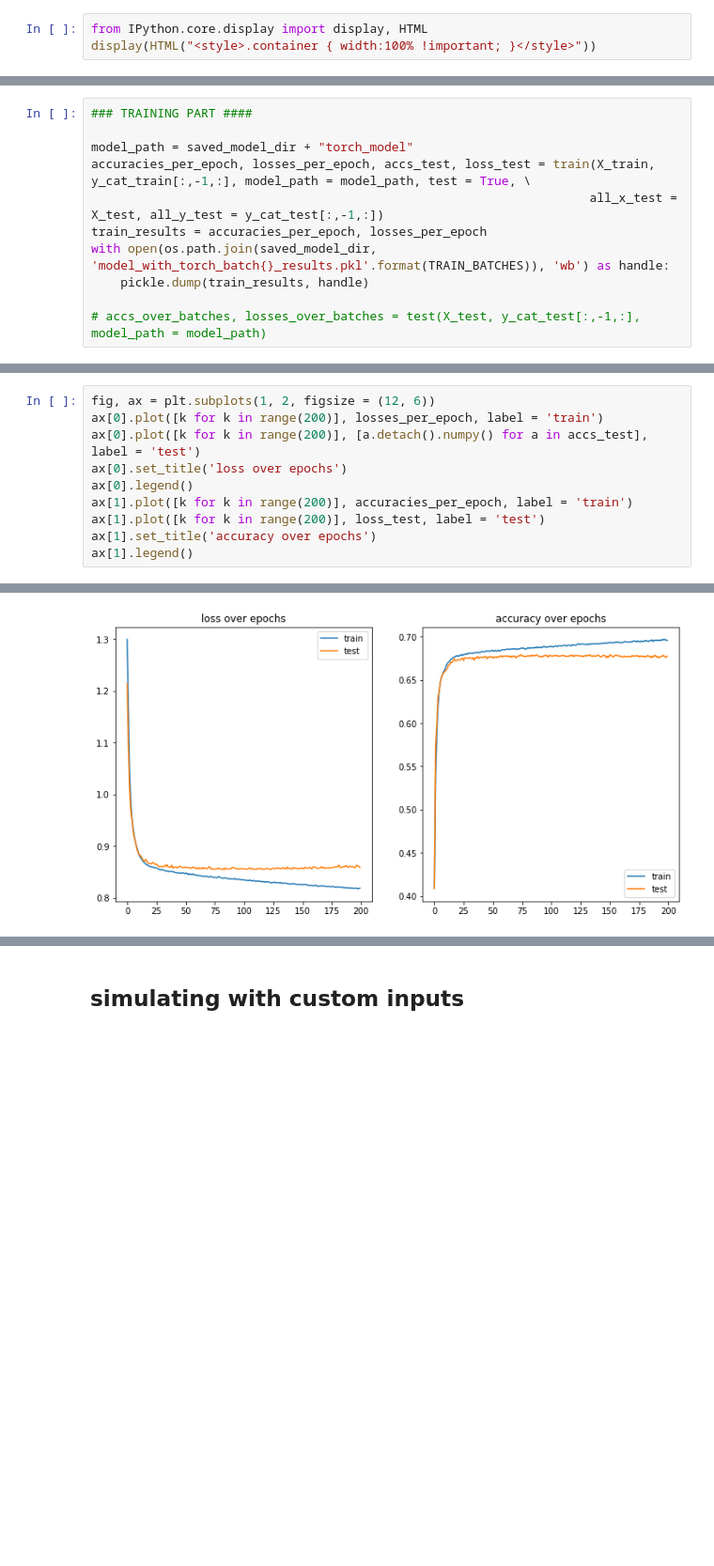
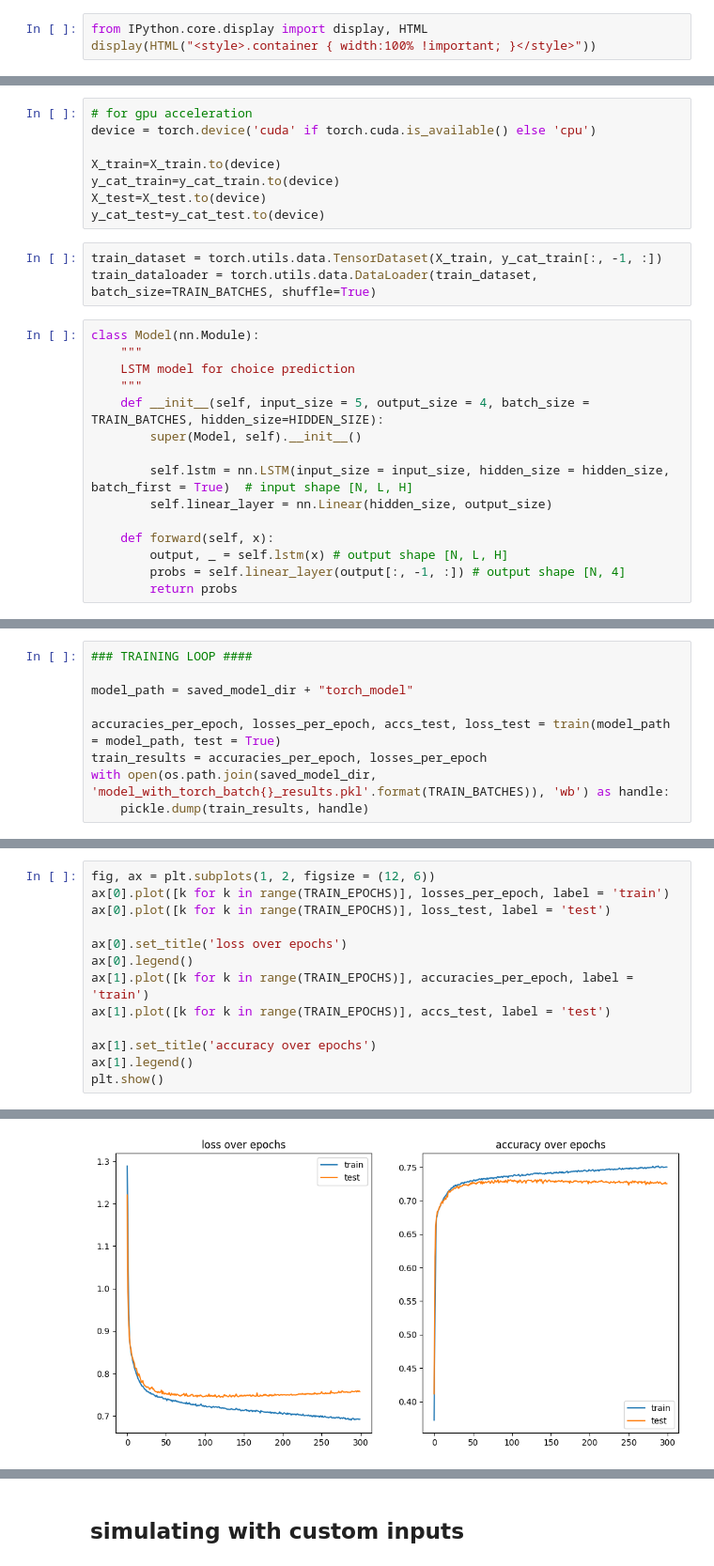
Before and after one commit to oomcth/Deep-learning-Multi-armed-bandits, a Jupyter notebook: General model training and testing with full data.ipynb, the cells around one changed output, grey strips where cells are left out. Shown: that part at 94% size. Drawn from its saved outputs; the diff is of its cells as text; blank space fills up the shorter version.

Commit message:
general training and testing is now fully operational. Preprocess.ipynb reviewed. Cleaned code.

```diff
--- a/General model training and testing with full data.ipynb
+++ b/General model training and testing with full data.ipynb
@@ -306,0 +311,26 @@ class Model(nn.Module):
+# %%
+# for gpu acceleration
+device = torch.device('cuda' if torch.cuda.is_available() else 'cpu')
+
+X_train=X_train.to(device)
+y_cat_train=y_cat_train.to(device)
+X_test=X_test.to(device)
+y_cat_test=y_cat_test.to(device)
+# %%
+train_dataset = torch.utils.data.TensorDataset(X_train, y_cat_train[:, -1, :])
+train_dataloader = torch.utils.data.DataLoader(train_dataset, batch_size=TRAIN_BATCHES, shuffle=True)
+# %%
+class Model(nn.Module):
+    """
+    LSTM model for choice prediction
+    """
+    def __init__(self, input_size = 5, output_size = 4, batch_size = TRAIN_BATCHES, hidden_size=HIDDEN_SIZE):
+        super(Model, self).__init__()
+
+        self.lstm = nn.LSTM(input_size = input_size, hidden_size = hidden_size, batch_first = True)  # input shape [N, L, H]
+        self.linear_layer = nn.Linear(hidden_size, output_size)
+
+    def forward(self, x):
+        output, _ = self.lstm(x) # output shape [N, L, H]
+        probs = self.linear_layer(output[:, -1, :]) # output shape [N, 4]
+        return probs
@@ -423,12 +418,10 @@ X_train[12, :, :], y_cat_train[12, :, :]  # la dernière ligne d'un élement de
 # %%
-### TRAINING PART ####
+### TRAINING LOOP ####
 
 model_path = saved_model_dir + "torch_model"
-accuracies_per_epoch, losses_per_epoch, accs_test, loss_test = train(X_train, y_cat_train[:,-1,:], model_path = model_path, test = True, \
-                                                                    all_x_test = X_test, all_y_test = y_cat_test[:,-1,:])
+
+accuracies_per_epoch, losses_per_epoch, accs_test, loss_test = train(model_path = model_path, test = True)
 train_results = accuracies_per_epoch, losses_per_epoch
 with open(os.path.join(saved_model_dir, 'model_with_torch_batch{}_results.pkl'.format(TRAIN_BATCHES)), 'wb') as handle:
     pickle.dump(train_results, handle)
-
-# accs_over_batches, losses_over_batches = test(X_test, y_cat_test[:,-1,:], model_path = model_path)
 # %% [output]
@@ -452,11 +445,14 @@ Average Loss: 0.8442
 # %%
 fig, ax = plt.subplots(1, 2, figsize = (12, 6))
-ax[0].plot([k for k in range(200)], losses_per_epoch, label = 'train')
-ax[0].plot([k for k in range(200)], [a.detach().numpy() for a in accs_test], label = 'test')
+ax[0].plot([k for k in range(TRAIN_EPOCHS)], losses_per_epoch, label = 'train')
+ax[0].plot([k for k in range(TRAIN_EPOCHS)], loss_test, label = 'test')
+
 ax[0].set_title('loss over epochs')
 ax[0].legend()
-ax[1].plot([k for k in range(200)], accuracies_per_epoch, label = 'train')
-ax[1].plot([k for k in range(200)], loss_test, label = 'test')
+ax[1].plot([k for k in range(TRAIN_EPOCHS)], accuracies_per_epoch, label = 'train')
+ax[1].plot([k for k in range(TRAIN_EPOCHS)], accs_test, label = 'test')
+
 ax[1].set_title('accuracy over epochs')
 ax[1].legend()
+plt.show()
 # %% [output]
@@ -464 +459 @@ ax[1].legend()
-[figure, old version]
+[figure, new version]
```
Also changed, not shown: parts of 41 cells of this notebook, 11 other files.
